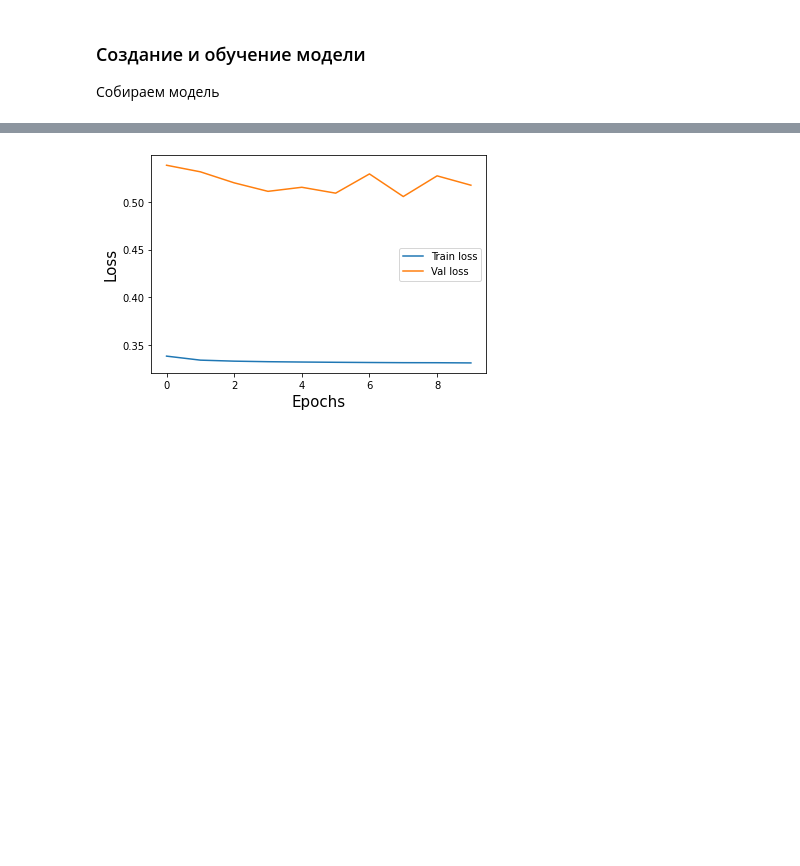
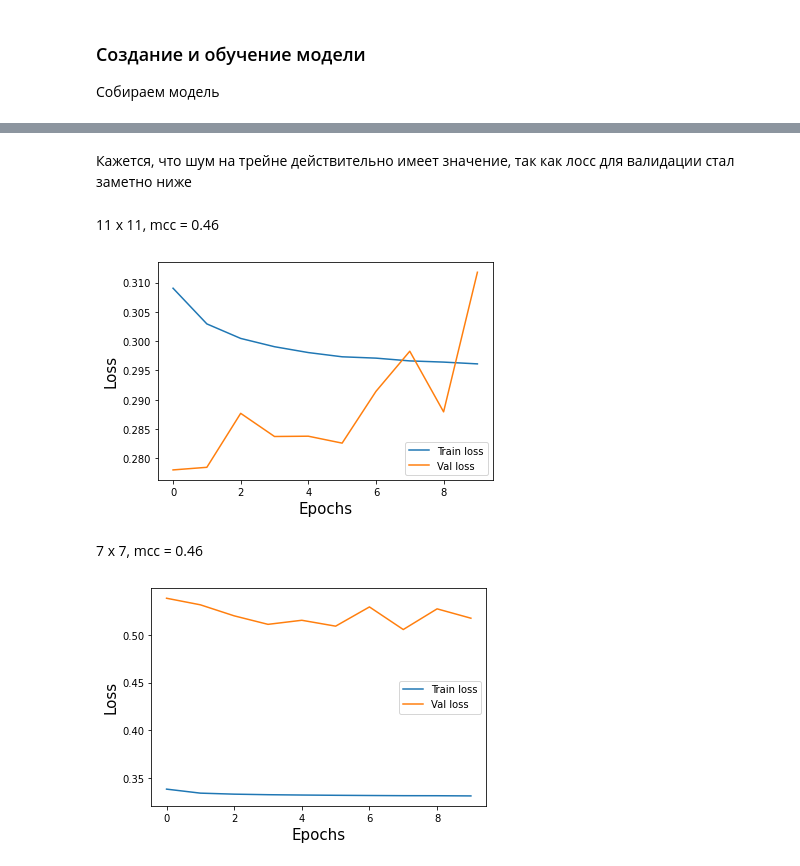
Before and after one commit to SozAnna/S1_Sakha_classification, a Jupyter notebook: Forest_mask_nn.ipynb, the cells around one changed output, grey strips where cells are left out. Saved outputs shown, nothing was run; the diff lists cells and outputs as text; code cells hidden in the pictures; blank space fills up the shorter version.

```diff
--- a/Forest_mask_nn.ipynb
+++ b/Forest_mask_nn.ipynb
@@ -383,3 +525,18 @@ Epoch=9  loss=0.3312  val_loss=0.5175
+# %% [markdown]
+Кажется, что шум на трейне действительно имеет значение, так как лосс для валидации стал заметно ниже
+# %% [markdown]
+11 x 11, mcc = 0.46
+# %%
+plt.plot(range(10), loss_hist)
+plt.plot(range(10), accuracy)
+plt.legend(['Train loss', 'Val loss'])
+plt.xlabel("Epochs", fontsize=15)
+plt.ylabel("Loss", fontsize=15)
+plt.show()
+# %% [output]
+[figure, added]
+# %% [markdown]
+7 x 7, mcc = 0.46
 # %%
 plt.plot(range(10), loss_hist)
 plt.plot(range(10), accuracy)
```
Also changed, not shown: parts of 43 cells of this notebook.
